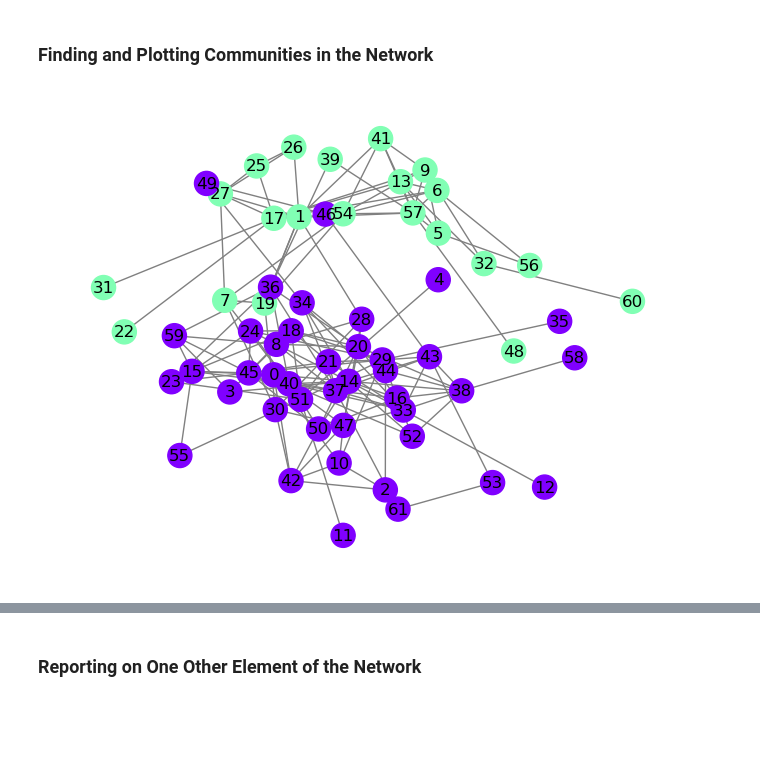
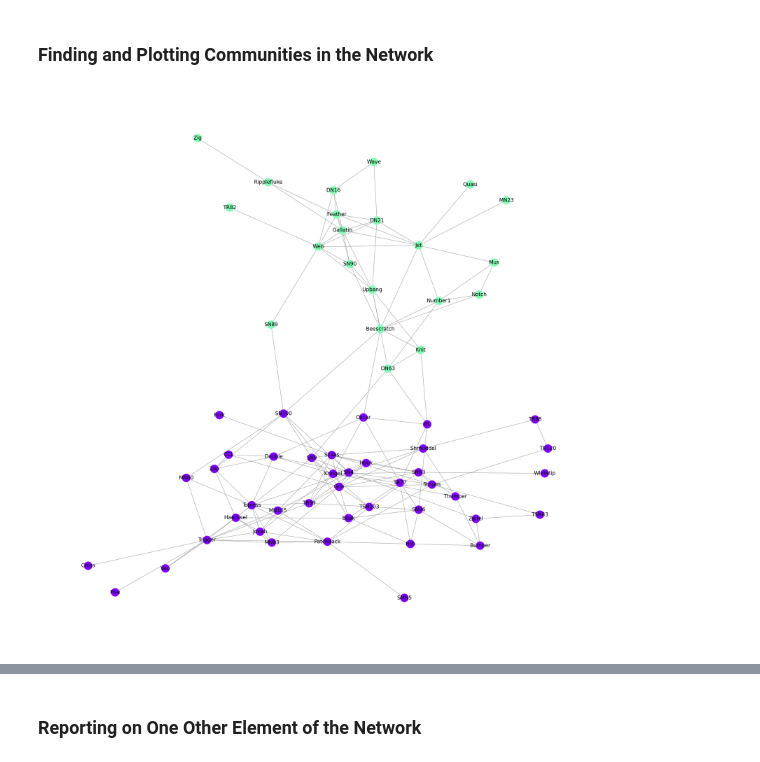
Before and after one commit to finn-oconnor/math-1010-oconnor, a Jupyter notebook: Final Script Dolphins Project.ipynb, the cells around one changed output, grey strips where cells are left out. Cells and saved outputs as stored; diff of their text form; code cells hidden in the pictures; blank space fills up the shorter version.

```diff
--- a/Final Script Dolphins Project.ipynb
+++ b/Final Script Dolphins Project.ipynb
@@ -69,2 +111,13 @@ nx.draw(Dolphins_G, pos, node_color='cyan',
 # %% [markdown]
 ### Understanding the Centrality of the Network
+# %%
+# Find the most central node(s)
+a = nx.degree_centrality(Dolphins_G)
+d = nx.closeness_centrality(Dolphins_G)
+b = nx.eigenvector_centrality(Dolphins_G)
+c = nx.betweenness_centrality(Dolphins_G)
+
+print('The person with highest degree centrality is', max(a, key=lambda key: a[key]))
+print('The person with highest closeness centrality is', max(d, key=lambda key: d[key]))
+print('The person with highest eigenvector centrality is', max(b, key=lambda key: b[key]))
+print('The person with highest betweenness centrality is', max(c, key=lambda key: c[key]))
@@ -71,29 +148,44 @@ nx.draw(Dolphins_G, pos, node_color='cyan',
 # %% [markdown]
 ### Finding and Plotting Communities in the Network
-# %%
-comm = nx.algorithms.community.girvan_newman(Dolphins_G2)
-gn_communities1 = tuple(sorted(c) for c in next(comm))
-
-
-import matplotlib.cm as cmx
-def Plot_Comm(Network, C, position = None):
-    cmap = cmx.get_cmap(name='rainbow')
-    N = len(Network.nodes())
-    K = len(C)
-    color_map = ['k']*N
-    for i in range(K):
-        for j in range(len(C[i])):
-            color_map[ C[i][j] ] = cmap(i/K)
-    if position is None:
-        pos = nx.spring_layout(Network, k=0.25,iterations=20)
-    else:
-        pos = position
-    fig = plt.figure()
-    nx.draw(Network, pos, node_color=color_map, node_size=300, edge_color='grey', with_labels=True)
-    plt.show()
-    return
-
-
-Plot_Comm(Dolphins_G2, gn_communities1)
-# %% [output]
-[figure, removed]
+# %%
+# Girvan-Newman
+from networkx.algorithms.community import girvan_newman
+comm = girvan_newman(Dolphins_G)
+gn_communities = tuple(sorted(c) for c in next(comm))
+
+# Plot the commmunities
+import matplotlib.cm as cmx
+def switch_to_numbers(G, C):
+    num_comm = len(C)
+    a = []
+    for c in range(num_comm):
+        a.append([0])
+    for i, node in enumerate(G.nodes()):
+        for j in range(num_comm):
+            if node in C[j]:
+                a[j].append(i)
+    for c in range(num_comm):
+        a[c] = a[c][1:]
+    return a
+
+def Plot_Comm(Network, C, position = None):
+    cmap = cmx.get_cmap(name='rainbow')
+    N = len(Network.nodes())
+    K = len(C)
+    color_map = ['k']*N
+    for i in range(K):
+        for j in range(len(C[i])):
+            color_map[ C[i][j] ] = cmap(i/K)
+    if position is None:
+        pos = nx.spring_layout(Network, k=0.25,iterations=20)
+    else:
+        pos = position
+    fig = plt.figure(figsize = (30,30))
+    nx.draw(Network, pos, node_color=color_map, node_size=1000, edge_color='grey', with_labels=True, font_size = 20)
+    plt.show()
+    return
+
+gn_communities_num = switch_to_numbers(Dolphins_G, gn_communities)
+Plot_Comm(Dolphins_G, gn_communities_num, k_pos)
+# %% [output]
+[figure, added]
```
Also changed, not shown: parts of 25 cells of this notebook.
